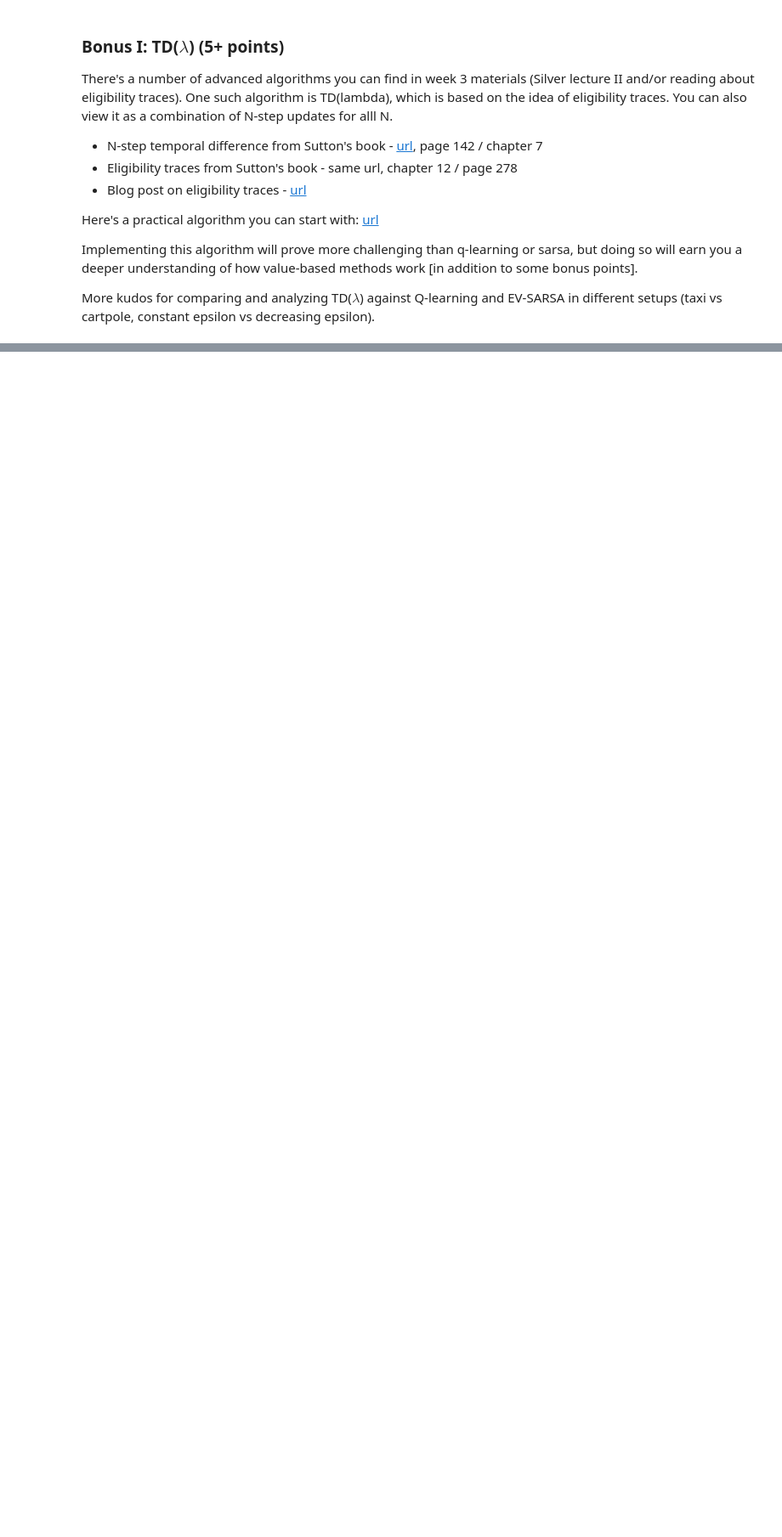
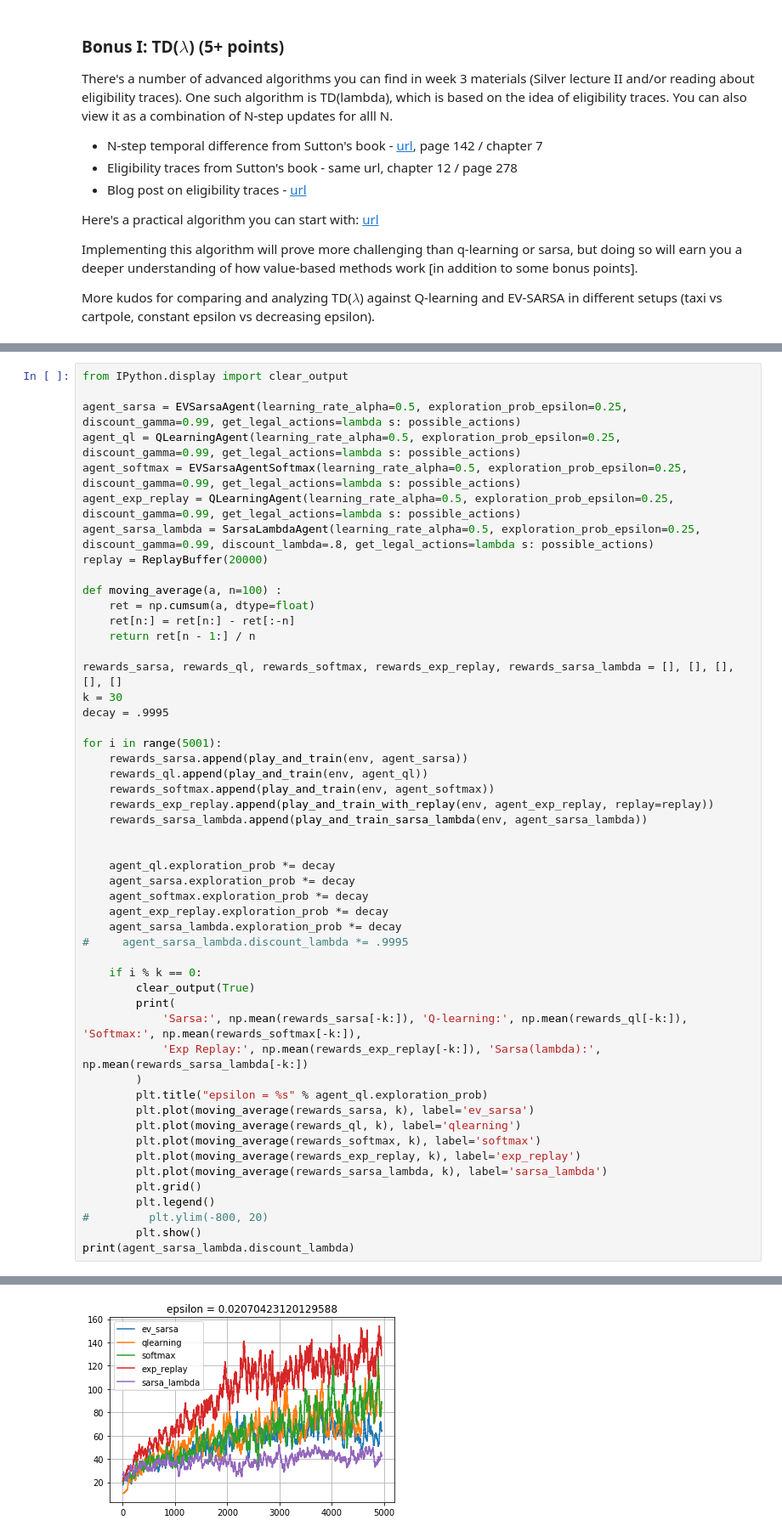
Before and after one commit to pkuderov/Practical_RL, a Jupyter notebook: week03_model_free/homework.ipynb, the cells around one changed output, grey strips where cells are left out. Shown: that part at 85% size. Drawn from its saved outputs; the diff is of its cells as text; blank space fills up the shorter version.

```diff
--- a/week03_model_free/homework.ipynb
+++ b/week03_model_free/homework.ipynb
@@ -605,0 +870,52 @@ More kudos for comparing and analyzing TD($\lambda$) against Q-learning and EV-S
+# %%
+from IPython.display import clear_output
+
+agent_sarsa = EVSarsaAgent(learning_rate_alpha=0.5, exploration_prob_epsilon=0.25, discount_gamma=0.99, get_legal_actions=lambda s: possible_actions)
+agent_ql = QLearningAgent(learning_rate_alpha=0.5, exploration_prob_epsilon=0.25, discount_gamma=0.99, get_legal_actions=lambda s: possible_actions)
+agent_softmax = EVSarsaAgentSoftmax(learning_rate_alpha=0.5, exploration_prob_epsilon=0.25, discount_gamma=0.99, get_legal_actions=lambda s: possible_actions)
+agent_exp_replay = QLearningAgent(learning_rate_alpha=0.5, exploration_prob_epsilon=0.25, discount_gamma=0.99, get_legal_actions=lambda s: possible_actions)
+agent_sarsa_lambda = SarsaLambdaAgent(learning_rate_alpha=0.5, exploration_prob_epsilon=0.25, discount_gamma=0.99, discount_lambda=.8, get_legal_actions=lambda s: possible_actions)
+replay = ReplayBuffer(20000)
+
+def moving_average(a, n=100) :
+    ret = np.cumsum(a, dtype=float)
+    ret[n:] = ret[n:] - ret[:-n]
+    return ret[n - 1:] / n
+
+rewards_sarsa, rewards_ql, rewards_softmax, rewards_exp_replay, rewards_sarsa_lambda = [], [], [], [], []
+k = 30
+decay = .9995
+
+for i in range(5001):
+    rewards_sarsa.append(play_and_train(env, agent_sarsa))
+    rewards_ql.append(play_and_train(env, agent_ql))
+    rewards_softmax.append(play_and_train(env, agent_softmax))
+    rewards_exp_replay.append(play_and_train_with_replay(env, agent_exp_replay, replay=replay))
+    rewards_sarsa_lambda.append(play_and_train_sarsa_lambda(env, agent_sarsa_lambda))
+
+
+    agent_ql.exploration_prob *= decay
+    agent_sarsa.exploration_prob *= decay
+    agent_softmax.exploration_prob *= decay
+    agent_exp_replay.exploration_prob *= decay
+    agent_sarsa_lambda.exploration_prob *= decay
+#     agent_sarsa_lambda.discount_lambda *= .9995
+
+    if i % k == 0:
+        clear_output(True)
+        print(
+            'Sarsa:', np.mean(rewards_sarsa[-k:]), 'Q-learning:', np.mean(rewards_ql[-k:]), 'Softmax:', np.mean(rewards_softmax[-k:]),
+            'Exp Replay:', np.mean(rewards_exp_replay[-k:]), 'Sarsa(lambda):', np.mean(rewards_sarsa_lambda[-k:])
+        )
+        plt.title("epsilon = %s" % agent_ql.exploration_prob)
+        plt.plot(moving_average(rewards_sarsa, k), label='ev_sarsa')
+        plt.plot(moving_average(rewards_ql, k), label='qlearning')
+        plt.plot(moving_average(rewards_softmax, k), label='softmax')
+        plt.plot(moving_average(rewards_exp_replay, k), label='exp_replay')
+        plt.plot(moving_average(rewards_sarsa_lambda, k), label='sarsa_lambda')
+        plt.grid()
+        plt.legend()
+#         plt.ylim(-800, 20)
+        plt.show()
+print(agent_sarsa_lambda.discount_lambda)
+# %% [output]
@@ -605,0 +923 @@ More kudos for comparing and analyzing TD($\lambda$) against Q-learning and EV-S
+[figure, added]
```
Also changed, not shown: parts of 8 cells of this notebook, 2 other files.
